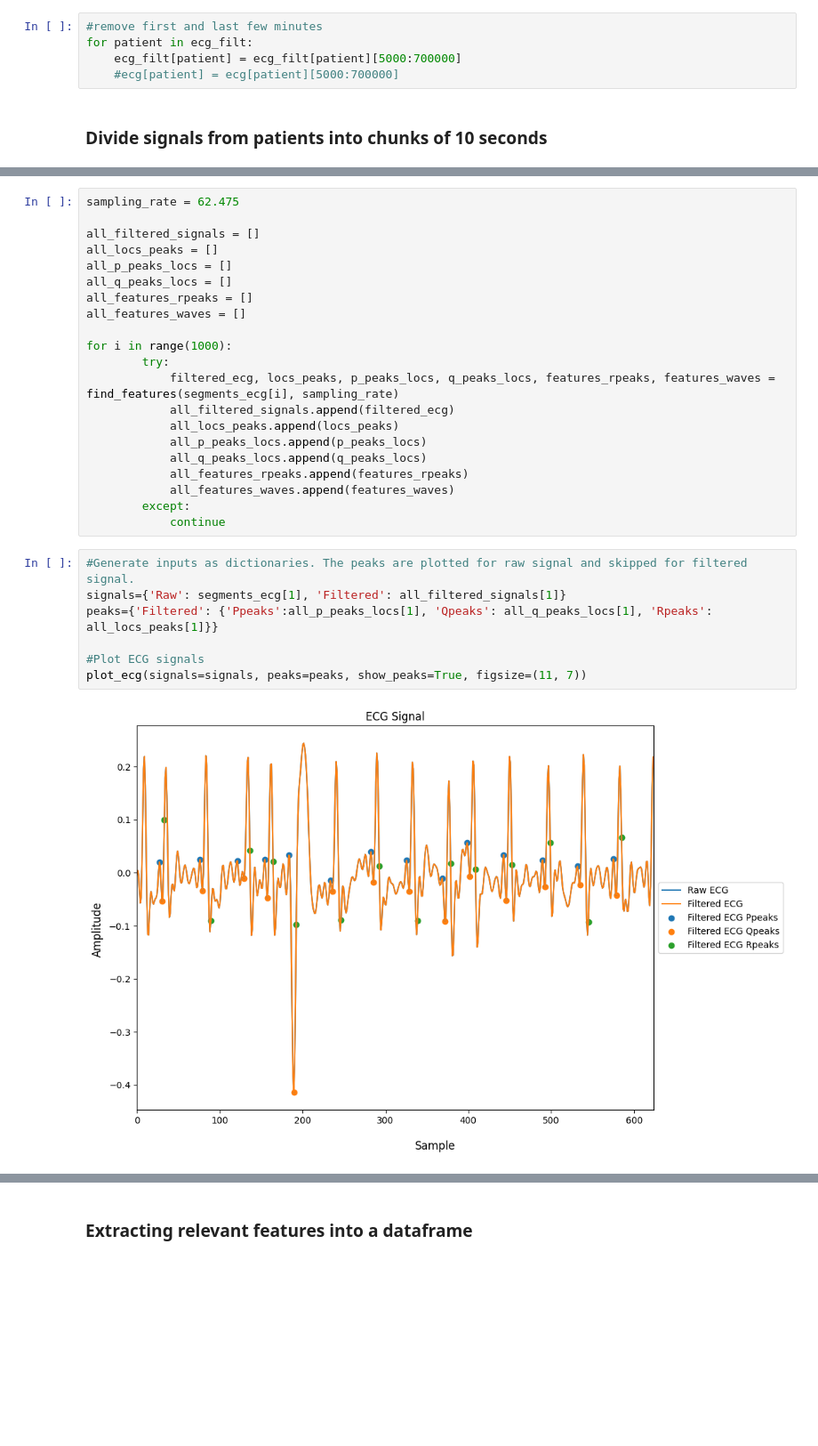
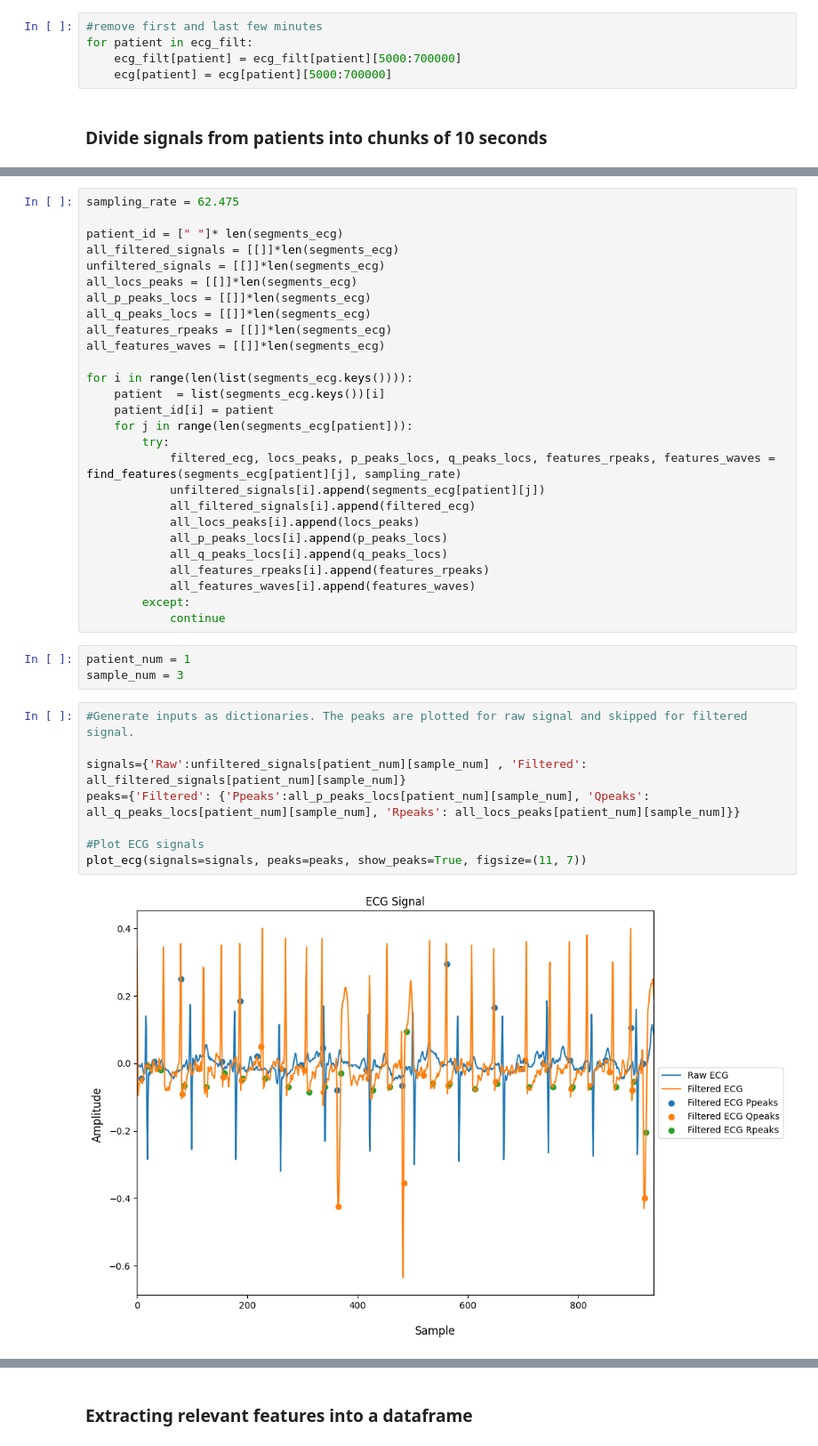
Before and after one commit to KaiWU17TUM/WaveformAnomaly, a Jupyter notebook: 3_Clustering.ipynb, the cells around one changed output, grey strips where cells are left out. Shown at 89% size. Drawn from its saved outputs; the diff is of its cells as text; blank space fills up the shorter version.

```diff
--- a/3_Clustering.ipynb
+++ b/3_Clustering.ipynb
@@ -27,7 +27,7 @@ At the very beginning or the end, the device is being attached? removed from the
 #remove first and last few minutes
 for patient in ecg_filt:
     ecg_filt[patient] = ecg_filt[patient][5000:700000]
-    #ecg[patient] = ecg[patient][5000:700000]
+    ecg[patient] = ecg[patient][5000:700000]
 # %% [markdown]
 ### Divide signals from patients into chunks of 10 seconds
 # %%
@@ -61,30 +62,40 @@ The ___from_waves___ function calculates morphological features using locations
 # %%
 sampling_rate = 62.475
 
-all_filtered_signals = []
-all_locs_peaks = []
-all_p_peaks_locs = []
-all_q_peaks_locs = []
-all_features_rpeaks = []
-all_features_waves = []
+patient_id = [" "]* len(segments_ecg)
+all_filtered_signals = [[]]*len(segments_ecg)
+unfiltered_signals = [[]]*len(segments_ecg)
+all_locs_peaks = [[]]*len(segments_ecg)
+all_p_peaks_locs = [[]]*len(segments_ecg)
+all_q_peaks_locs = [[]]*len(segments_ecg)
+all_features_rpeaks = [[]]*len(segments_ecg)
+all_features_waves = [[]]*len(segments_ecg)
 
-for i in range(1000):
+for i in range(len(list(segments_ecg.keys()))):
+    patient  = list(segments_ecg.keys())[i]
+    patient_id[i] = patient
+    for j in range(len(segments_ecg[patient])):
         try:
-            filtered_ecg, locs_peaks, p_peaks_locs, q_peaks_locs, features_rpeaks, features_waves = find_features(segments_ecg[i], sampling_rate)
-            all_filtered_signals.append(filtered_ecg)
-            all_locs_peaks.append(locs_peaks)
-            all_p_peaks_locs.append(p_peaks_locs)
-            all_q_peaks_locs.append(q_peaks_locs)
-            all_features_rpeaks.append(features_rpeaks)
-            all_features_waves.append(features_waves)
+            filtered_ecg, locs_peaks, p_peaks_locs, q_peaks_locs, features_rpeaks, features_waves = find_features(segments_ecg[patient][j], sampling_rate)
+            unfiltered_signals[i].append(segments_ecg[patient][j])
+            all_filtered_signals[i].append(filtered_ecg)
+            all_locs_peaks[i].append(locs_peaks)
+            all_p_peaks_locs[i].append(p_peaks_locs)
+            all_q_peaks_locs[i].append(q_peaks_locs)
+            all_features_rpeaks[i].append(features_rpeaks)
+            all_features_waves[i].append(features_waves)
         except:
             continue
+# %%
+patient_num = 1
+sample_num = 3
 # %%
 #Generate inputs as dictionaries. The peaks are plotted for raw signal and skipped for filtered signal.
-signals={'Raw': segments_ecg[1], 'Filtered': all_filtered_signals[1]}
-peaks={'Filtered': {'Ppeaks':all_p_peaks_locs[1], 'Qpeaks': all_q_peaks_locs[1], 'Rpeaks': all_locs_peaks[1]}}
+
+signals={'Raw':unfiltered_signals[patient_num][sample_num] , 'Filtered': all_filtered_signals[patient_num][sample_num]}
+peaks={'Filtered': {'Ppeaks':all_p_peaks_locs[patient_num][sample_num], 'Qpeaks': all_q_peaks_locs[patient_num][sample_num], 'Rpeaks': all_locs_peaks[patient_num][sample_num]}}
 
 #Plot ECG signals
 plot_ecg(signals=signals, peaks=peaks, show_peaks=True, figsize=(11, 7))
 # %% [output]
-[figure, old version]
+[figure, new version]
```
Also changed, not shown: parts of 9 cells of this notebook, 3 other files.
